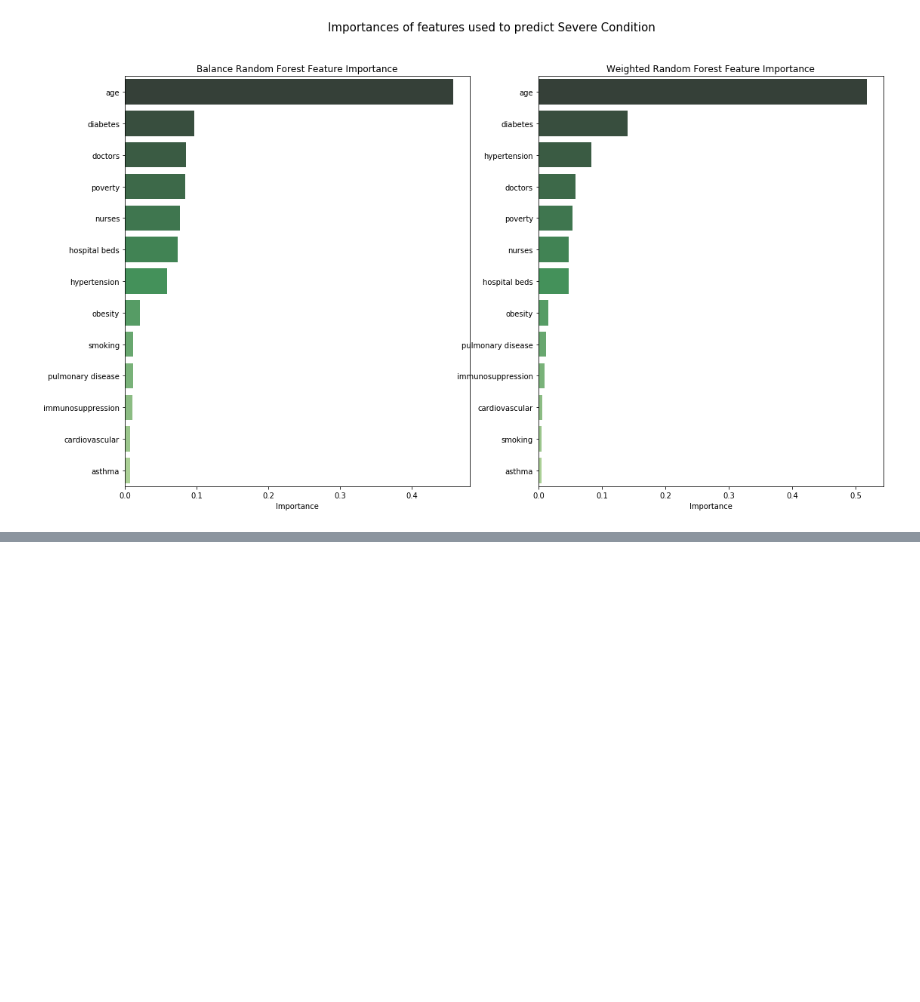
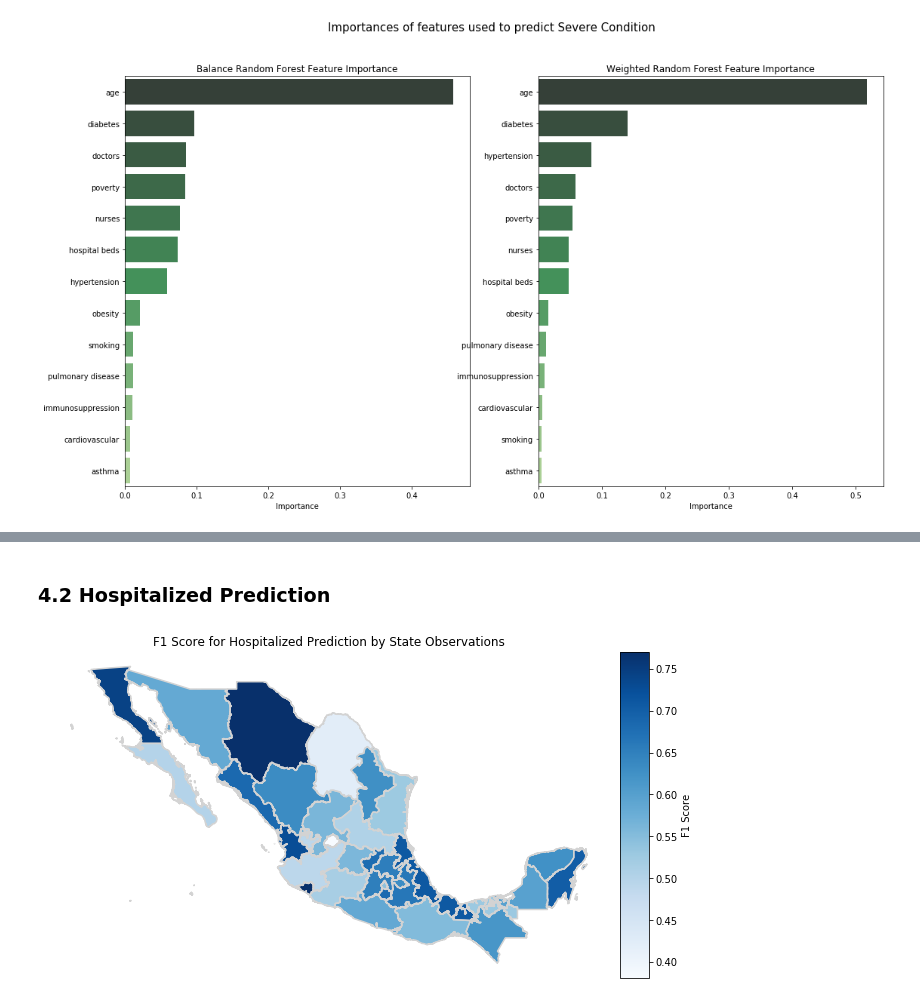
Before and after one commit to ml-project-2020/covid, a Jupyter notebook: Random Forest Model.ipynb, the cells around one changed output, grey strips where cells are left out. Cells and saved outputs as stored; diff of their text form; code cells hidden in the pictures; blank space fills up the shorter version.

```diff
--- a/Random Forest Model.ipynb
+++ b/Random Forest Model.ipynb
@@ -512,0 +592,16 @@ plt.show()
+# %% [markdown]
+### 4.2 Hospitalized Prediction
+# %%
+from mpl_toolkits.axes_grid1 import make_axes_locatable
+fig, ax = plt.subplots(figsize=(15,6))
+ax.set_title("F1 Score for Hospitalized Prediction by State Observations")
+divider = make_axes_locatable(ax)
+cax = divider.append_axes("right", size="5%", pad=0.1)
+ax = results_en.plot(column='f1_h', cmap='Blues', legend=True,
+                          legend_kwds={'label': "F1 Score"},
+                          ax=ax, cax=cax)
+results_en.boundary.plot(color='lightgrey',ax =ax)
+ax.axis('off')
+plt.show()
+# %% [output]
+[figure, added]
```
Also changed, not shown: parts of 18 cells of this notebook.
